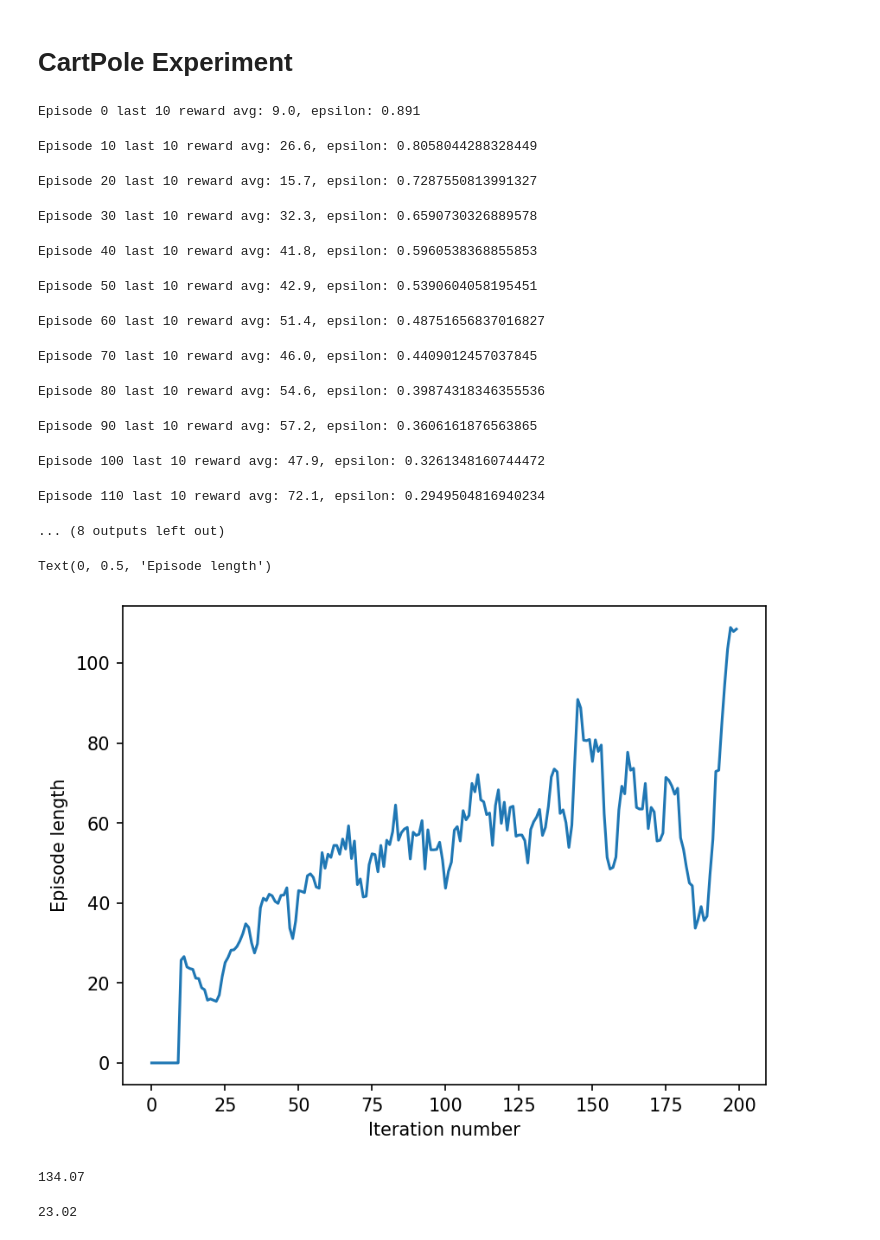
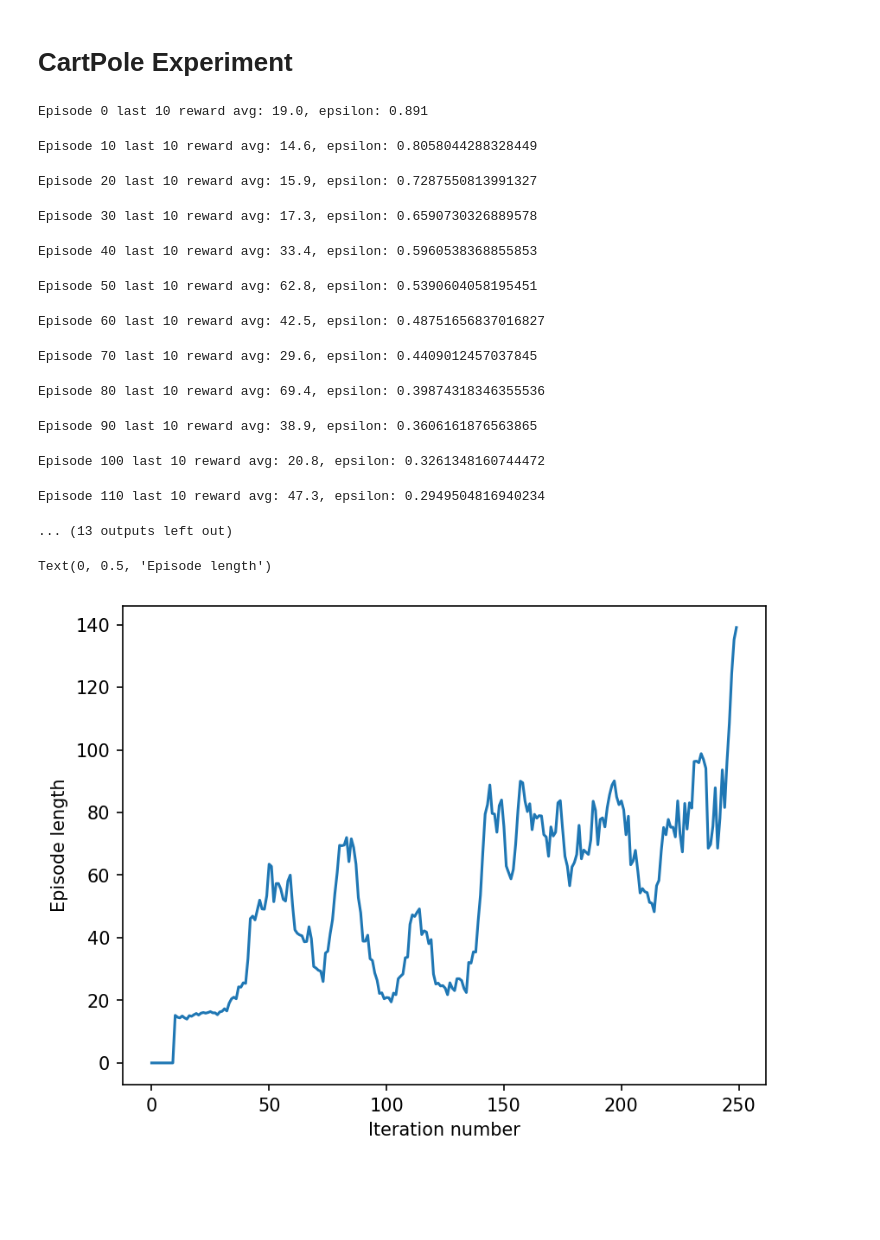
Before and after one commit to achyutha11/cartpole_experiments, a Jupyter notebook: cartpole_experiments.ipynb, the cells around one changed output. Drawn from its saved outputs; the diff is of its cells as text; code cells hidden in the pictures; blank space fills up the shorter version.

```diff
--- a/cartpole_experiments.ipynb
+++ b/cartpole_experiments.ipynb
@@ -55,7 +55,7 @@ class DQNAgent():
         self.epsilon_min = epsilon_min
         self.tau = tau
         self.q_function = self.make_q_function()
-        self.q_function.compile(loss='mse', optimizer=tf.keras.optimizers.legacy.Adam(learning_rate=2.5e-4))
+        self.q_function.compile(loss='mse', optimizer=tf.keras.optimizers.legacy.Adam(learning_rate=5e-4)) #USED TO BE 2.5e-4
         self.target_q = self.make_q_function()
         self.target_q.compile(loss='mse', optimizer='adam')
         self.target_q.set_weights(self.q_function.weights)
@@ -246,26 +246,26 @@ agent = DQNAgent()
 # %%
 env = gym.make('CartPole-v1', render_mode='rgb_array')
 # %%
-lengths = agent.go(env, num_rounds=200)
+lengths = agent.go(env, num_rounds=250)
 # %% [output]
-Episode 0 last 10 reward avg: 9.0, epsilon: 0.891
+Episode 0 last 10 reward avg: 19.0, epsilon: 0.891
-Episode 10 last 10 reward avg: 26.6, epsilon: 0.8058044288328449
+Episode 10 last 10 reward avg: 14.6, epsilon: 0.8058044288328449
-Episode 20 last 10 reward avg: 15.7, epsilon: 0.7287550813991327
+Episode 20 last 10 reward avg: 15.9, epsilon: 0.7287550813991327
-Episode 30 last 10 reward avg: 32.3, epsilon: 0.6590730326889578
+Episode 30 last 10 reward avg: 17.3, epsilon: 0.6590730326889578
-Episode 40 last 10 reward avg: 41.8, epsilon: 0.5960538368855853
+Episode 40 last 10 reward avg: 33.4, epsilon: 0.5960538368855853
-Episode 50 last 10 reward avg: 42.9, epsilon: 0.5390604058195451
+Episode 50 last 10 reward avg: 62.8, epsilon: 0.5390604058195451
-Episode 60 last 10 reward avg: 51.4, epsilon: 0.48751656837016827
+Episode 60 last 10 reward avg: 42.5, epsilon: 0.48751656837016827
-Episode 70 last 10 reward avg: 46.0, epsilon: 0.4409012457037845
+Episode 70 last 10 reward avg: 29.6, epsilon: 0.4409012457037845
-Episode 80 last 10 reward avg: 54.6, epsilon: 0.39874318346355536
+Episode 80 last 10 reward avg: 69.4, epsilon: 0.39874318346355536
-Episode 90 last 10 reward avg: 57.2, epsilon: 0.3606161876563865
+Episode 90 last 10 reward avg: 38.9, epsilon: 0.3606161876563865
-Episode 100 last 10 reward avg: 47.9, epsilon: 0.3261348160744472
+Episode 100 last 10 reward avg: 20.8, epsilon: 0.3261348160744472
-Episode 110 last 10 reward avg: 72.1, epsilon: 0.2949504816940234
+Episode 110 last 10 reward avg: 47.3, epsilon: 0.2949504816940234
-... (8 outputs left out)
+... (13 outputs left out)
 # %%
-iters = np.arange(200)
+iters = np.arange(250)
 plt.plot(iters, rolling_average(lengths, 10))
 plt.xlabel("Iteration number")
 plt.ylabel("Episode length")
 # %% [output]
 Text(0, 0.5, 'Episode length')
-[figure, old version]
+[figure, new version]
@@ -312,8 +271,0 @@ for i in tqdm(range(100)):
-# %%
-np.mean(agent_lengths)
-# %% [output]
-134.07
-# %%
-np.mean(random_lengths)
-# %% [output]
-23.02
```
Also changed, not shown: parts of 11 cells of this notebook.
